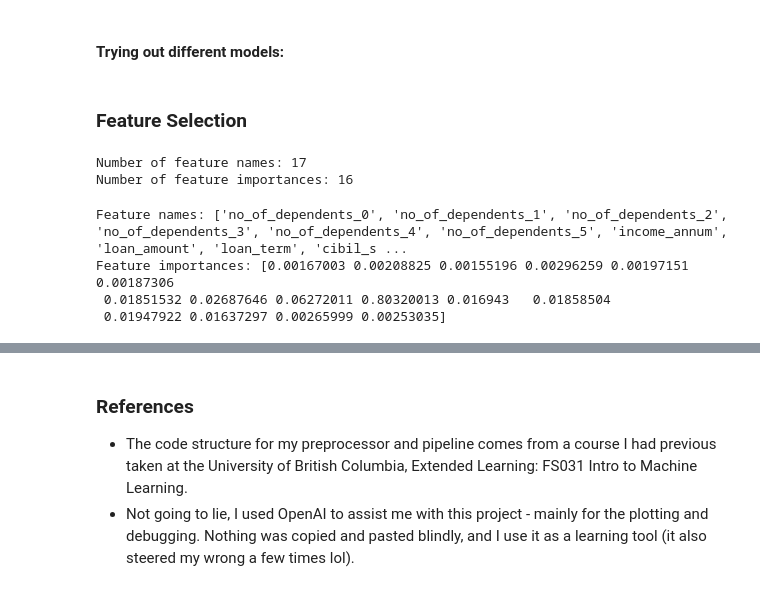
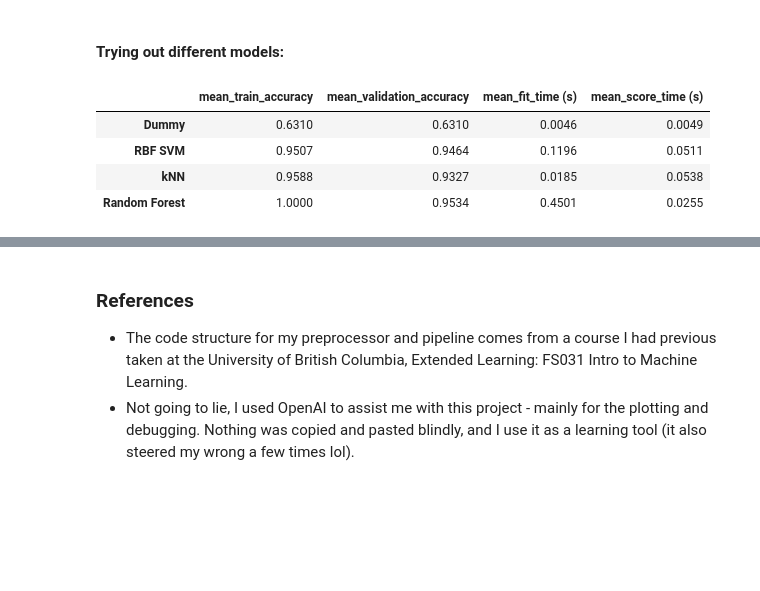
Before and after one commit to FleaBusyBeeBergs/dtsa5509, a Jupyter notebook: final-project.ipynb, the cells around one changed output, grey strips where cells are left out. Cells and saved outputs as stored; diff of their text form; code cells hidden in the pictures; blank space fills up the shorter version.

```diff
--- a/final-project.ipynb
+++ b/final-project.ipynb
@@ -210,7 +207,0 @@ plt.show()
-# %%
-dummy_model = DummyClassifier(strategy = 'most_frequent')
-dummy_model.fit(X_train, y_train)
-dummy_cv = cross_validate(dummy_model, X_train, y_train, cv = 5, return_train_score = True)
-
-dummy_scores = pd.DataFrame(dummy_cv)
-dummy_scores
@@ -228,18 +214,17 @@ The first step in building a model is to specify which columns belong to which t
 # %%
 #categorize the features
 
-drop_feats = ['loan_id']
+drop_feats = ['loan_id', 'education', 'self_employed',
+              'no_of_dependents', 'loan_amount',
+              'luxury_assets_value',
+              'bank_asset_value', 'residential_assets_value',
+                 'commercial_assets_value']
 
-categorical_feats = ['no_of_dependents']
+categorical_feats = []
 
-numeric_feats = ['income_annum', 'loan_amount',
-                 'loan_term', 'cibil_score',
-                 'residential_assets_value',
-                 'commercial_assets_value',
-                 'luxury_assets_value',
-                 'bank_asset_value']
+numeric_feats = ['income_annum', 'loan_term', 'cibil_score']
 
-binary_feats = ['education', 'self_employed']
+binary_feats = []
 # %% [markdown]
 #### Creating data transformers
 
@@ -273,38 +249,46 @@ binary_transformer = make_pipeline(SimpleImputer(strategy = 'most_frequent'),
+# %%
+preprocessor = make_column_transformer((categorical_transformer, categorical_feats),
+        (numeric_transformer, numeric_feats),
+        (binary_transformer, binary_feats),
+        ('drop', drop_feats),
+        remainder='passthrough')
 # %% [markdown]
 #### Trying out different models:
 # %%
-# ignore future warnings about sparse renamed to sparse_output
-#warnings.filterwarnings("ignore", category=FutureWarning, module='sklearn.preprocessing._encoders')
-
 
 results_dict = {'Dummy': {'mean_train_accuracy': round(dummy_scores["train_score"].mean(),4),
                           'mean_validation_accuracy': round(dummy_scores["test_score"].mean(),4),
                           'mean_fit_time (s)': round(dummy_scores["fit_time"].mean(),4),
                           'mean_score_time (s)': round(dummy_scores["score_time"].mean(),4)}}
 
 
 models = {
     'RBF SVM': SVC(random_state = 2024),
     'kNN': KNeighborsClassifier(),
     'Random Forest': RandomForestClassifier(random_state = 2024)
 
     }
 
 for model_name, model in models.items():
 
     model_selection_pipe = make_pipeline(preprocessor, model)
 
     scores = cross_validate(model_selection_pipe, X_train, y_train, cv=5, return_train_score=True)
 
     model_results = {
         'mean_train_accuracy': round(scores["train_score"].mean(), 4),
         'mean_validation_accuracy': round(scores["test_score"].mean(), 4),
         'mean_fit_time (s)': round(scores["fit_time"].mean(), 4),
         'mean_score_time (s)': round(scores["score_time"].mean(), 4)
     }
 
     results_dict[model_name] = model_results
 results_df = pd.DataFrame(results_dict).T
+results_df.to_csv('train_reduced_features_2.csv', index = False)
 results_df
+# %% [output]
+|  | mean_train_accuracy | mean_validation_accuracy | mean_fit_time (s) | mean_score_time (s) |
+| Dummy | 0.6310 | 0.6310 | 0.0046 | 0.0049 |
+| RBF SVM | 0.9507 | 0.9464 | 0.1196 | 0.0511 |
+| kNN | 0.9588 | 0.9327 | 0.0185 | 0.0538 |
+| Random Forest | 1.0000 | 0.9534 | 0.4501 | 0.0255 |
-# %% [markdown]
-### Feature Selection
@@ -320,14 +294,0 @@ preprocessor = ColumnTransformer(
-# %%
-print("Number of feature names:", len(feature_names))
-print("Number of feature importances:", len(importances))
-# %% [output]
-Number of feature names: 17
-Number of feature importances: 16
-# %%
-print("Feature names:", feature_names)
-print("Feature importances:", importances)
-# %% [output]
-Feature names: ['no_of_dependents_0', 'no_of_dependents_1', 'no_of_dependents_2', 'no_of_dependents_3', 'no_of_dependents_4', 'no_of_dependents_5', 'income_annum', 'loan_amount', 'loan_term', 'cibil_s ...
-Feature importances: [0.00167003 0.00208825 0.00155196 0.00296259 0.00197151 0.00187306
- 0.01851532 0.02687646 0.06272011 0.80320013 0.016943   0.01858504
- 0.01947922 0.01637297 0.00265999 0.00253035]
```
Also changed, not shown: parts of 8 cells of this notebook, 2 other files.
